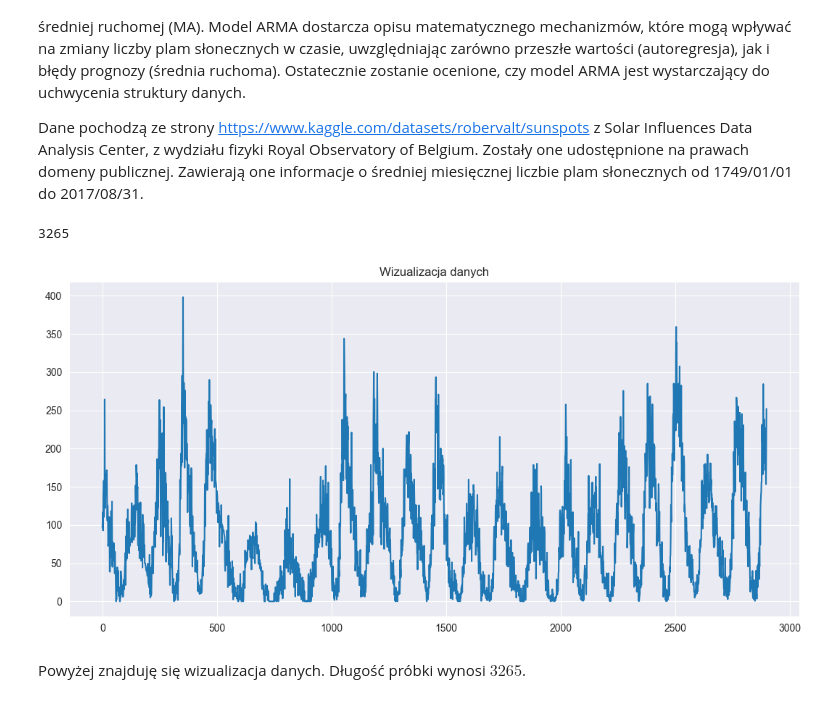
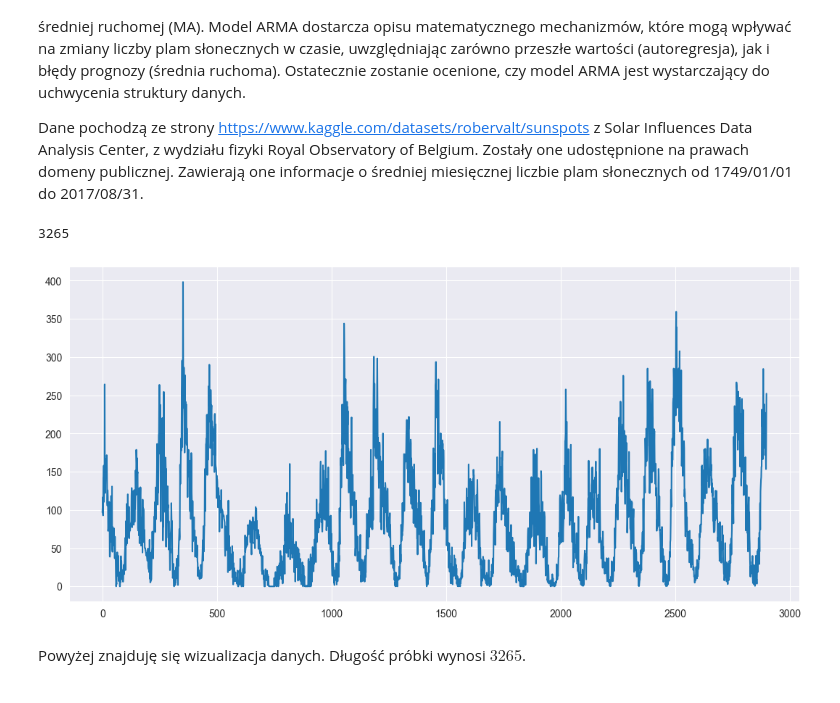
Before and after one commit to werojskz/kaszcz_sprawko, a Jupyter notebook: sprawko.ipynb, the cells around one changed output. Drawn from its saved outputs; the diff is of its cells as text; code cells hidden in the pictures.

```diff
--- a/sprawko.ipynb
+++ b/sprawko.ipynb
@@ -29,17 +29,17 @@ Dane pochodzą ze strony https://www.kaggle.com/datasets/robervalt/sunspots z So
 # %%
 file_path = "Sunspots.csv"
 df = pd.read_csv(file_path)
 
 plt.figure(figsize=(13,6))
 length=len(df['Monthly Mean Total Sunspot Number'])
 X=df['Monthly Mean Total Sunspot Number'][:2900]
 X_test=df['Monthly Mean Total Sunspot Number'][2900:]
 plt.plot(X)
-plt.title("Wizualizacja danych")
+#plt.title("Wizualizacja danych")
 print(length)
 # %% [output]
 3265
-[figure, old version]
+[figure, new version]
 # %% [markdown]
 Powyżej znajduję się wizualizacja danych. Długość próbki wynosi $3265$.
 # %% [markdown]
```
Also changed, not shown: parts of 8 cells of this notebook.
